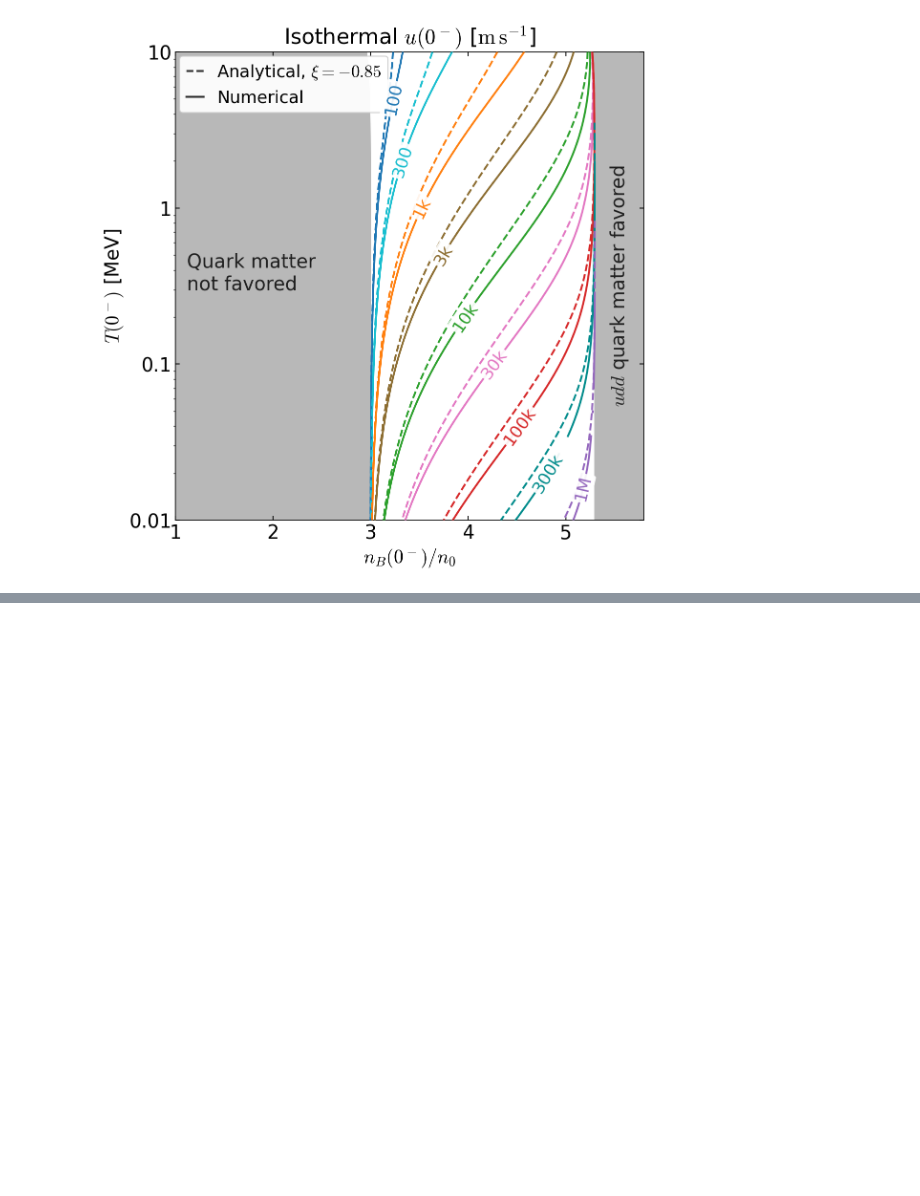
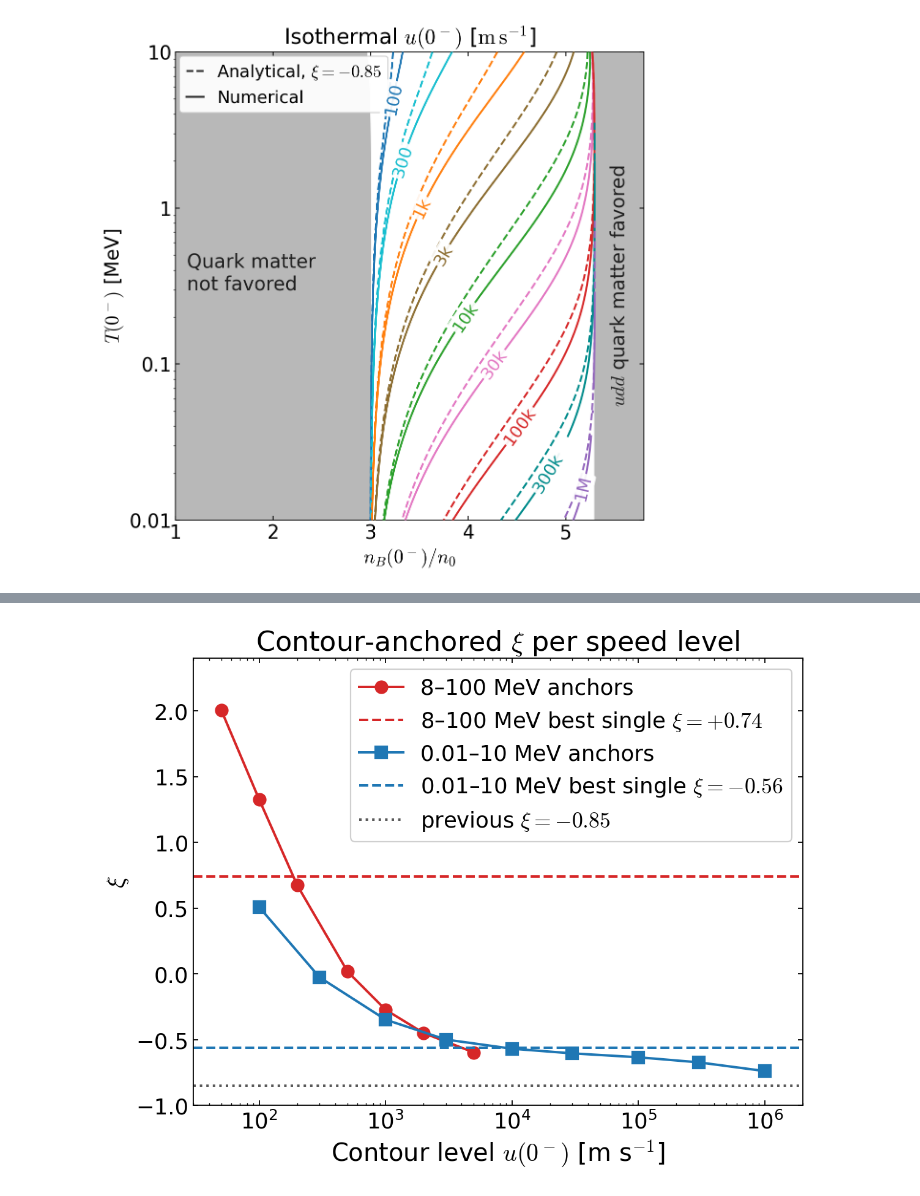
Before and after one commit to JiazhenShao/RMFsolver, a Jupyter notebook: 26-10-27-isothermal.ipynb, the cells around one changed output, grey strips where cells are left out. Cells and saved outputs as stored; diff of their text form; code cells hidden in the pictures; blank space fills up the shorter version.

```diff
--- a/26-10-27-isothermal.ipynb
+++ b/26-10-27-isothermal.ipynb
@@ -432,0 +437,17 @@ with plt.rc_context({"font.family": FONT_FAMILY, "mathtext.fontset": MATH_FONT_S
+# %%
+import json
+
+XI_FIT_FILE = WORKFLOW / "xi_fit/xi_fit.json"
+xi_fit = json.loads(XI_FIT_FILE.read_text())
+for name, fit in xi_fit["fits"].items():
+    print(f"{name:6s} contour-fit xi = {fit['contour']['xi']:+.3f}   log-speed-fit xi = {fit['log_speed']['xi']:+.3f}")
+for tag, levels in xi_fit["level_anchors"].items():
+    print(f"{tag} level anchors: " + ", ".join(f"{k}: {v['xi']:+.2f}" for k, v in levels.items()))
+for label, entry in xi_fit["at_candidates"].items():
+    print(f"xi = {entry['xi']:+.3f} ({label})")
+    for tag in ("highT", "lowT"):
+        e = entry[tag]
+        print(f"   {tag}: contour offset RMS {e['rms_offset_n0']:.3f} n0, max {e['max_abs_offset_n0']:.3f} n0; "
+              "analytic/numerical speed p5/50/95 " + ", ".join(f"{r:.2f}" for r in e["speed_ratio_percentiles_5_50_95"]))
+XI_HIGH_T_FIT = round(xi_fit["fits"]["highT"]["contour"]["xi"], 2)
+XI_LOW_T_FIT = round(xi_fit["fits"]["lowT"]["contour"]["xi"], 2)
@@ -432,0 +681,53 @@ with plt.rc_context({"font.family": FONT_FAMILY, "mathtext.fontset": MATH_FONT_S
+# %%
+# Tunable plotting parameters
+FIGURE_SIZE = (7.2, 5.6)
+FIGURE_DPI = 160
+EXPORT_DPI = 220
+BACKGROUND_COLOR = 'white'
+MATH_FONT_SET = 'cm'
+HIGH_T_COLOR = '#d62728'
+LOW_T_COLOR = '#1f77b4'
+REFERENCE_COLOR = '0.35'
+HIGH_T_MARKER = 'o'
+LOW_T_MARKER = 's'
+MARKER_SIZE = 9
+LINE_WIDTH = 1.8
+FIT_LINE_STYLE = '--'
+REFERENCE_LINE_STYLE = ':'
+X_SCALE = 'log'
+X_LIMITS = (30.0, 2.0e6)
+Y_LIMITS = (-1.0, 2.4)
+TITLE = r'Contour-anchored $\xi$ per speed level'
+TITLE_FONT_SIZE = 20
+X_LABEL = r'Contour level $u(0^-)$ [m s$^{-1}$]'
+Y_LABEL = r'$\xi$'
+AXIS_LABEL_FONT_SIZE = 18
+TICK_LABEL_FONT_SIZE = 16
+LEGEND_FONT_SIZE = 16
+LEGEND_LOCATION = 'upper right'
+TICK_DIRECTION = 'in'
+EXPORT_STEM = 'local_analysis_results/26-10-27/isothermal-xi-anchors'
+
+with plt.rc_context({"mathtext.fontset": MATH_FONT_SET}):
+    figure, axis = plt.subplots(figsize=FIGURE_SIZE, dpi=FIGURE_DPI, constrained_layout=True,
+                                facecolor=BACKGROUND_COLOR)
+    for tag, label, color, marker, fit in (("highT", "8–100 MeV", HIGH_T_COLOR, HIGH_T_MARKER, XI_HIGH_T_FIT),
+                                           ("lowT", "0.01–10 MeV", LOW_T_COLOR, LOW_T_MARKER, XI_LOW_T_FIT)):
+        anchors = xi_fit["level_anchors"][tag]
+        axis.plot([float(k) for k in anchors], [v["xi"] for v in anchors.values()], marker=marker,
+                  color=color, linewidth=LINE_WIDTH, markersize=MARKER_SIZE, label=f"{label} anchors")
+        axis.axhline(fit, color=color, linestyle=FIT_LINE_STYLE, linewidth=LINE_WIDTH,
+                     label=rf"{label} best single $\xi={fit:+g}$")
+    axis.axhline(iso_common.XI, color=REFERENCE_COLOR, linestyle=REFERENCE_LINE_STYLE, linewidth=LINE_WIDTH,
+                 label=rf"previous $\xi={iso_common.XI:g}$")
+    axis.set(xscale=X_SCALE, xlim=X_LIMITS, ylim=Y_LIMITS)
+    axis.set_title(TITLE, fontsize=TITLE_FONT_SIZE)
+    axis.set_xlabel(X_LABEL, fontsize=AXIS_LABEL_FONT_SIZE)
+    axis.set_ylabel(Y_LABEL, fontsize=AXIS_LABEL_FONT_SIZE)
+    axis.tick_params(which="both", direction=TICK_DIRECTION, top=True, right=True, labelsize=TICK_LABEL_FONT_SIZE)
+    axis.legend(fontsize=LEGEND_FONT_SIZE, loc=LEGEND_LOCATION, framealpha=0.94)
+    for extension in ("png", "pdf"):
+        figure.savefig(ROOT / f"{EXPORT_STEM}.{extension}", dpi=EXPORT_DPI, facecolor=BACKGROUND_COLOR)
+    plt.show()
+# %% [output]
+[figure, added]
```
Also changed, not shown: parts of 4 cells of this notebook, 14 other files.
